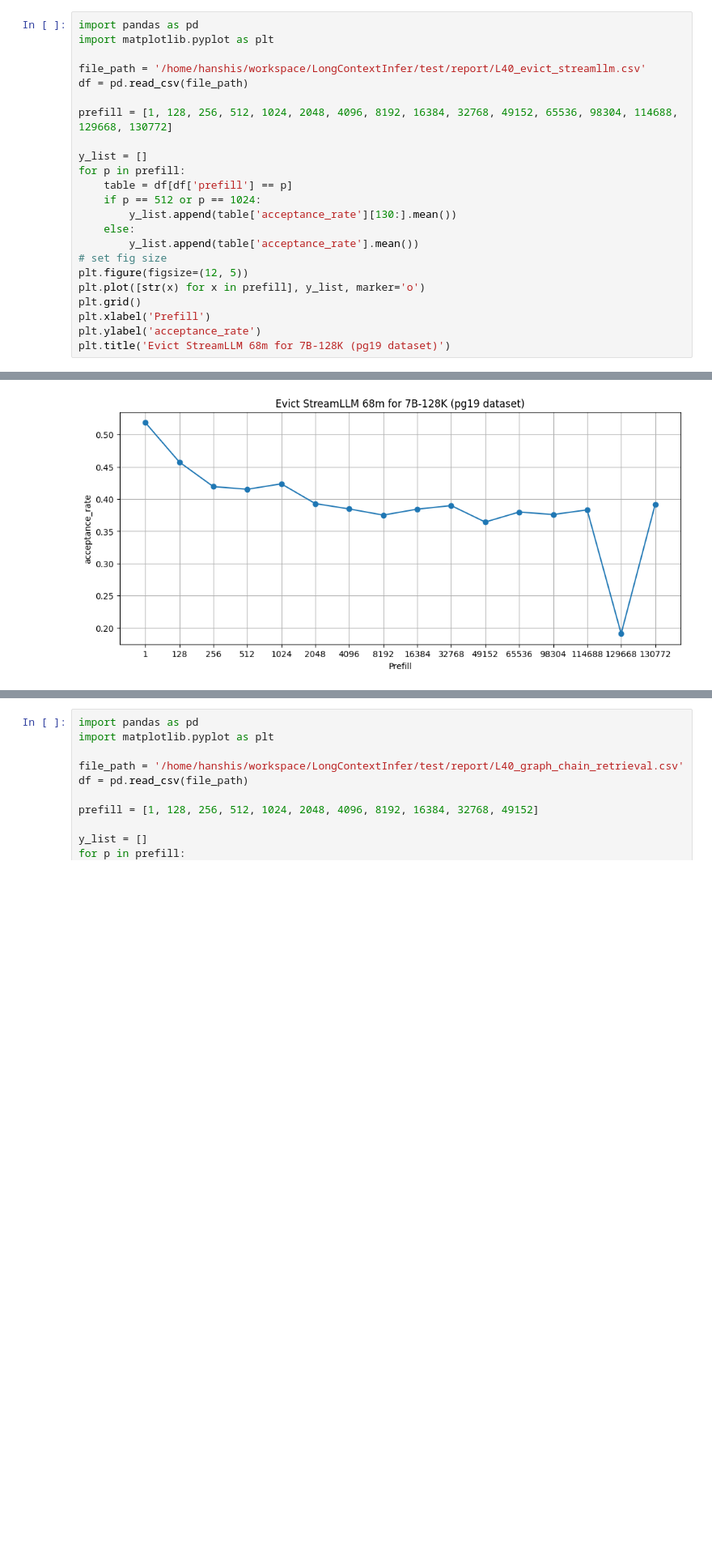
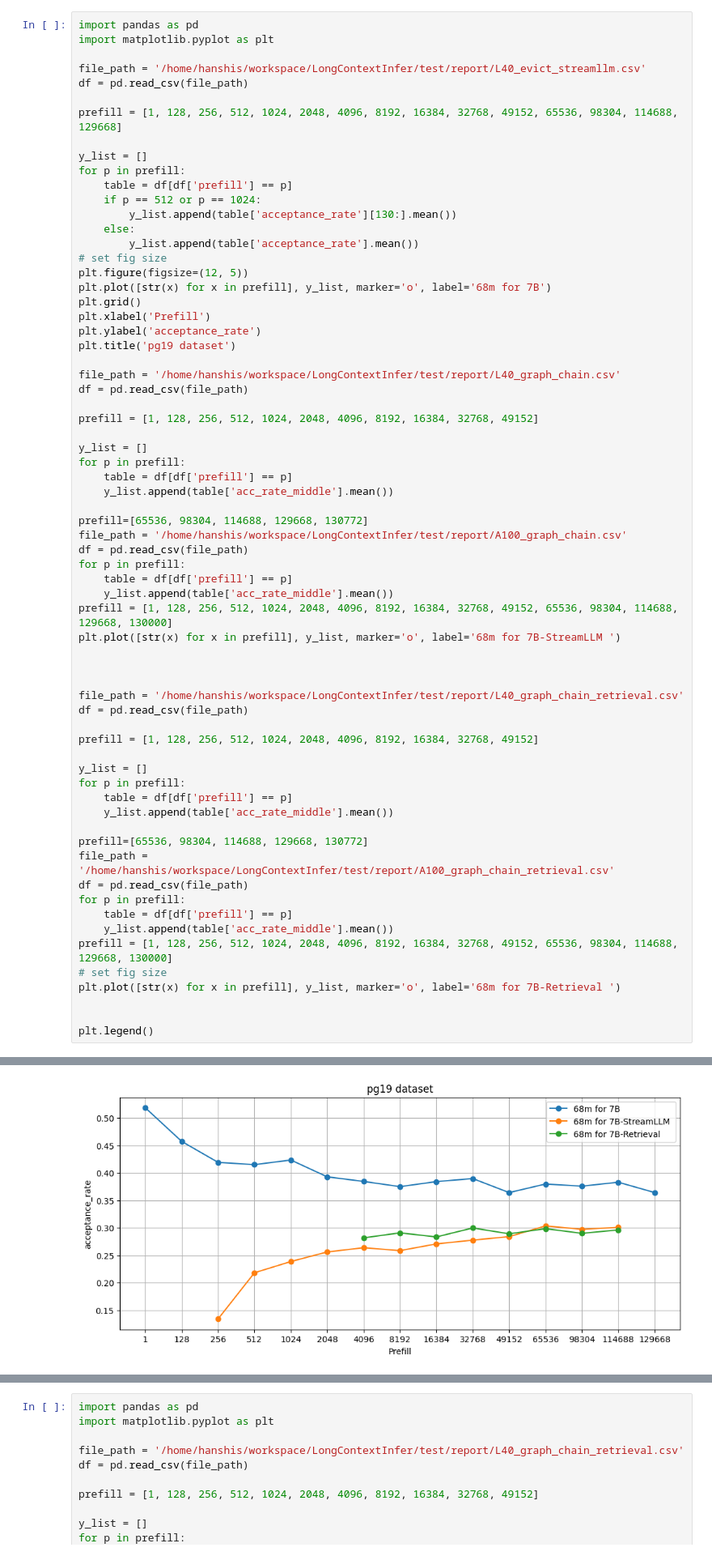
Before and after one commit to ranonrkm/TriForce-legacy, a Jupyter notebook: apps/plot.ipynb, the cells around one changed output, grey strips where cells are left out. Shown at 81% size. Cells and saved outputs as stored; diff of their text form; blank space fills up the shorter version.

```diff
--- a/apps/plot.ipynb
+++ b/apps/plot.ipynb
@@ -233,7 +233,7 @@ import matplotlib.pyplot as plt
 file_path = '/home/hanshis/workspace/LongContextInfer/test/report/L40_evict_streamllm.csv'
 df = pd.read_csv(file_path)
 
-prefill = [1, 128, 256, 512, 1024, 2048, 4096, 8192, 16384, 32768, 49152, 65536, 98304, 114688, 129668, 130772]
+prefill = [1, 128, 256, 512, 1024, 2048, 4096, 8192, 16384, 32768, 49152, 65536, 98304, 114688, 129668]
 
 y_list = []
 for p in prefill:
@@ -244,9 +244,53 @@ for p in prefill:
         y_list.append(table['acceptance_rate'].mean())
 # set fig size
 plt.figure(figsize=(12, 5))
-plt.plot([str(x) for x in prefill], y_list, marker='o')
+plt.plot([str(x) for x in prefill], y_list, marker='o', label='68m for 7B')
 plt.grid()
 plt.xlabel('Prefill')
 plt.ylabel('acceptance_rate')
-plt.title('Evict StreamLLM 68m for 7B-128K (pg19 dataset)')
+plt.title('pg19 dataset')
+
+file_path = '/home/hanshis/workspace/LongContextInfer/test/report/L40_graph_chain.csv'
+df = pd.read_csv(file_path)
+
+prefill = [1, 128, 256, 512, 1024, 2048, 4096, 8192, 16384, 32768, 49152]
+
+y_list = []
+for p in prefill:
+    table = df[df['prefill'] == p]
+    y_list.append(table['acc_rate_middle'].mean())
+
+prefill=[65536, 98304, 114688, 129668, 130772]
+file_path = '/home/hanshis/workspace/LongContextInfer/test/report/A100_graph_chain.csv'
+df = pd.read_csv(file_path)
+for p in prefill:
+    table = df[df['prefill'] == p]
+    y_list.append(table['acc_rate_middle'].mean())
+prefill = [1, 128, 256, 512, 1024, 2048, 4096, 8192, 16384, 32768, 49152, 65536, 98304, 114688, 129668, 130000]
+plt.plot([str(x) for x in prefill], y_list, marker='o', label='68m for 7B-StreamLLM ')
+
+
+
+file_path = '/home/hanshis/workspace/LongContextInfer/test/report/L40_graph_chain_retrieval.csv'
+df = pd.read_csv(file_path)
+
+prefill = [1, 128, 256, 512, 1024, 2048, 4096, 8192, 16384, 32768, 49152]
+
+y_list = []
+for p in prefill:
+    table = df[df['prefill'] == p]
+    y_list.append(table['acc_rate_middle'].mean())
+
+prefill=[65536, 98304, 114688, 129668, 130772]
+file_path = '/home/hanshis/workspace/LongContextInfer/test/report/A100_graph_chain_retrieval.csv'
+df = pd.read_csv(file_path)
+for p in prefill:
+    table = df[df['prefill'] == p]
+    y_list.append(table['acc_rate_middle'].mean())
+prefill = [1, 128, 256, 512, 1024, 2048, 4096, 8192, 16384, 32768, 49152, 65536, 98304, 114688, 129668, 130000]
+# set fig size
+plt.plot([str(x) for x in prefill], y_list, marker='o', label='68m for 7B-Retrieval ')
+
+
+plt.legend()
 # %% [output]
@@ -254,4 +298,4 @@ Text(0.5, 1.0, 'Evict StreamLLM 68m for 7B-128K (pg19 dataset)')
-[figure, old version]
+[figure, new version]
 # %%
 import pandas as pd
 import matplotlib.pyplot as plt
```
Also changed, not shown: parts of 6 cells of this notebook, 15 other files.
